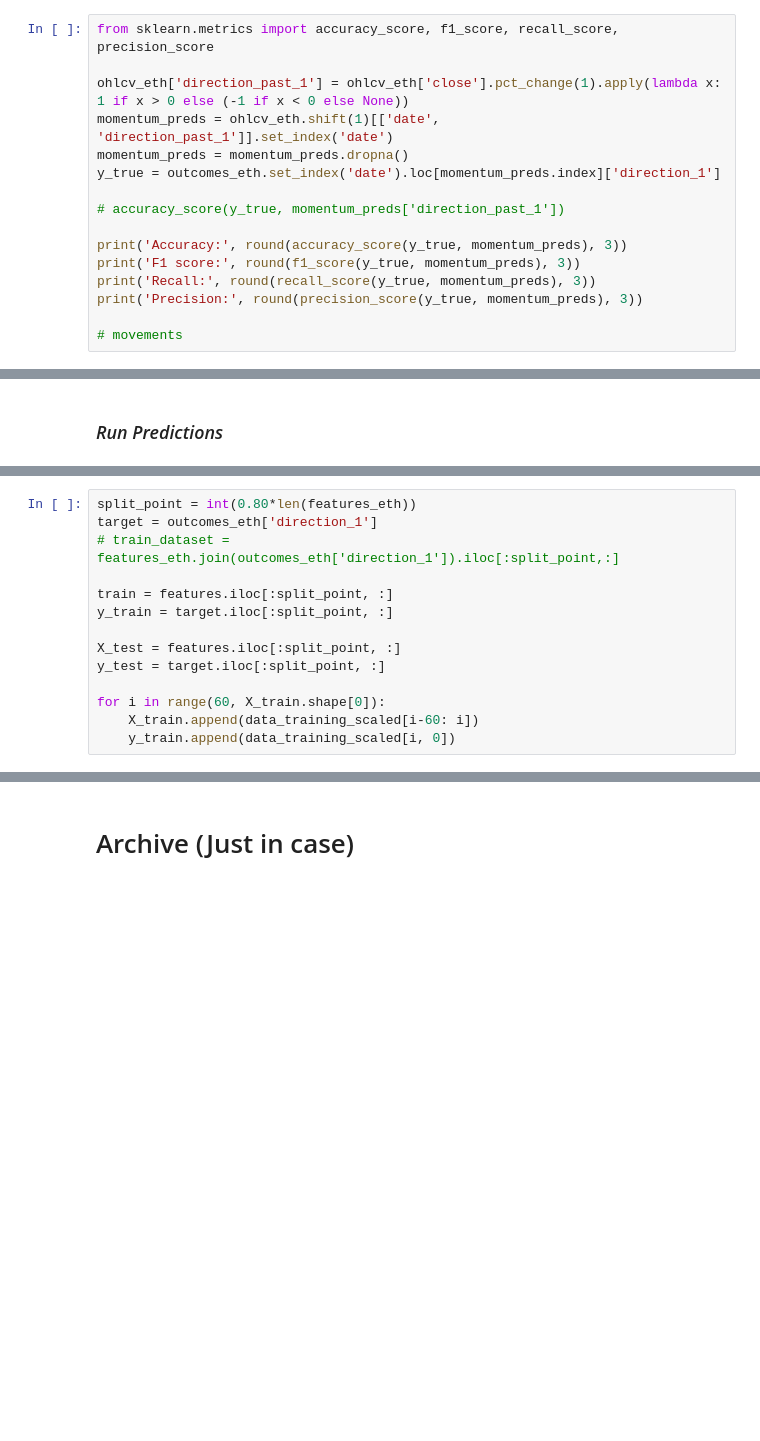
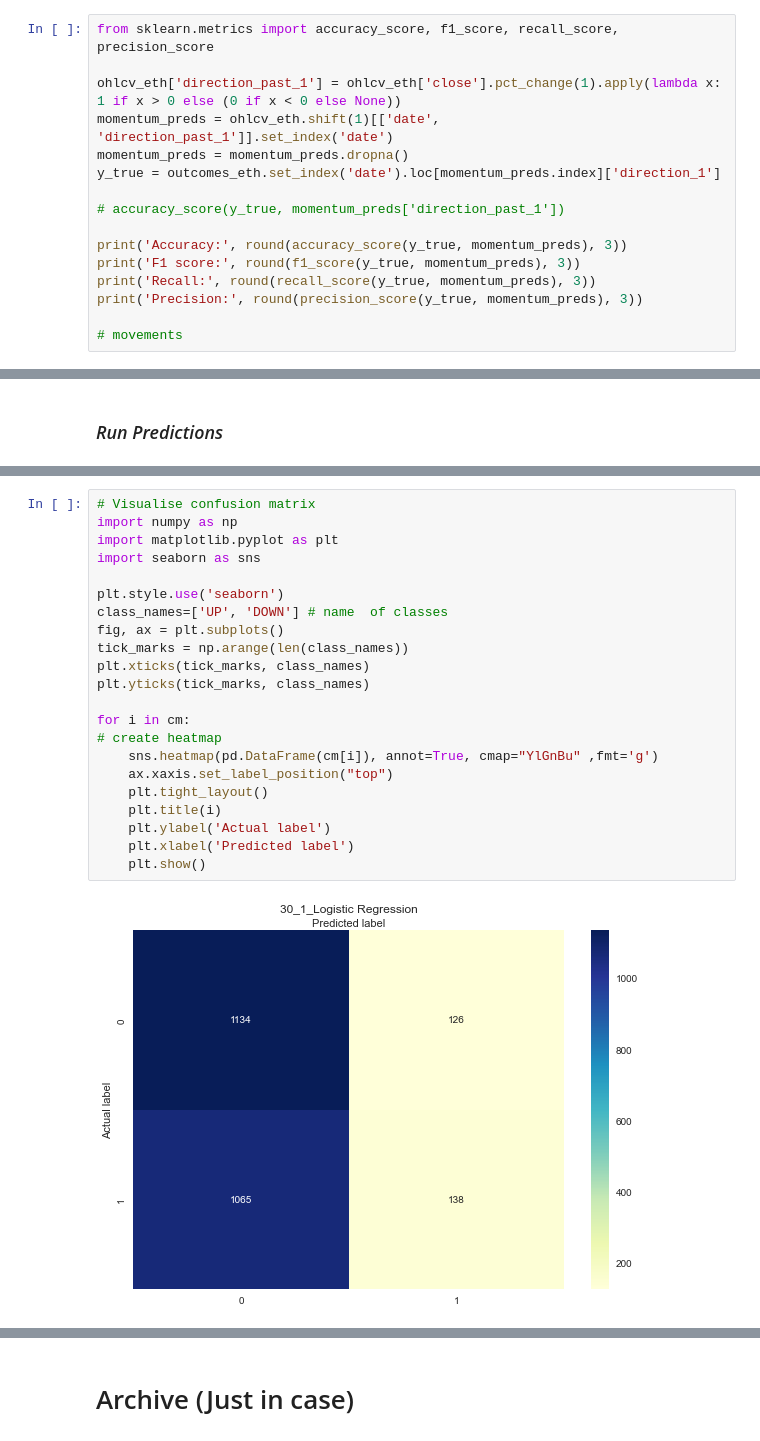
Before and after one commit to es-g/MSc_Ethereum_price_trend_analysis, a Jupyter notebook: simulations.ipynb, the cells around one changed output, grey strips where cells are left out. Drawn from its saved outputs; the diff is of its cells as text; blank space fills up the shorter version.

```diff
--- a/simulations.ipynb
+++ b/simulations.ipynb
@@ -385,7 +408,7 @@ dataset_5 = dataset_4.merge(google_trends_eth)
 # %%
 from sklearn.metrics import accuracy_score, f1_score, recall_score, precision_score
 
-ohlcv_eth['direction_past_1'] = ohlcv_eth['close'].pct_change(1).apply(lambda x: 1 if x > 0 else (-1 if x < 0 else None))
+ohlcv_eth['direction_past_1'] = ohlcv_eth['close'].pct_change(1).apply(lambda x: 1 if x > 0 else (0 if x < 0 else None))
 momentum_preds = ohlcv_eth.shift(1)[['date', 'direction_past_1']].set_index('date')
 momentum_preds = momentum_preds.dropna()
 y_true = outcomes_eth.set_index('date').loc[momentum_preds.index]['direction_1']
@@ -778,14 +430,0 @@ Fitting 824 folds for each of 10 candidates, totalling 8240 fits
-# %%
-split_point = int(0.80*len(features_eth))
-target = outcomes_eth['direction_1']
-# train_dataset = features_eth.join(outcomes_eth['direction_1']).iloc[:split_point,:]
-
-train = features.iloc[:split_point, :]
-y_train = target.iloc[:split_point, :]
-
-X_test = features.iloc[:split_point, :]
-y_test = target.iloc[:split_point, :]
-
-for i in range(60, X_train.shape[0]):
-    X_train.append(data_training_scaled[i-60: i])
-    y_train.append(data_training_scaled[i, 0])
@@ -791,0 +1167,24 @@ for i in range(60, X_train.shape[0]):
+# %%
+# Visualise confusion matrix
+import numpy as np
+import matplotlib.pyplot as plt
+import seaborn as sns
+
+plt.style.use('seaborn')
+class_names=['UP', 'DOWN'] # name  of classes
+fig, ax = plt.subplots()
+tick_marks = np.arange(len(class_names))
+plt.xticks(tick_marks, class_names)
+plt.yticks(tick_marks, class_names)
+
+for i in cm:
+# create heatmap
+    sns.heatmap(pd.DataFrame(cm[i]), annot=True, cmap="YlGnBu" ,fmt='g')
+    ax.xaxis.set_label_position("top")
+    plt.tight_layout()
+    plt.title(i)
+    plt.ylabel('Actual label')
+    plt.xlabel('Predicted label')
+    plt.show()
+# %% [output]
+[figure, added]
```
Also changed, not shown: parts of 49 cells of this notebook, 38 other files.
